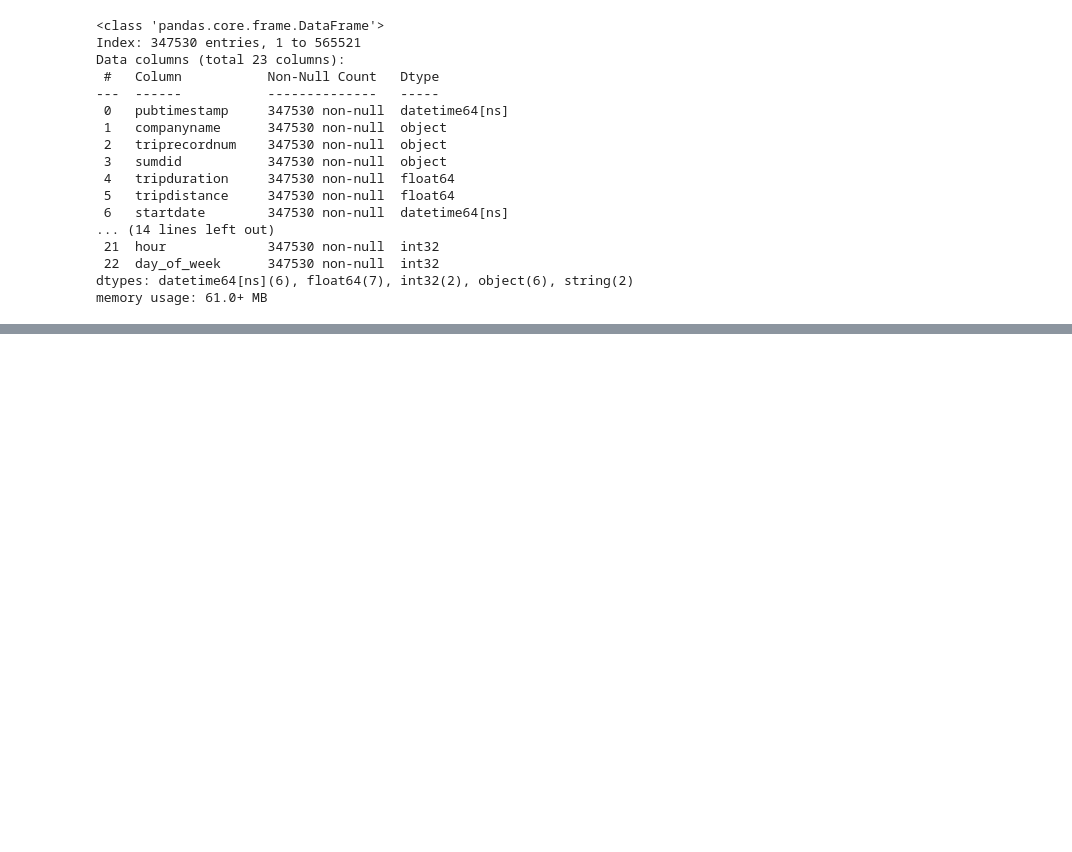
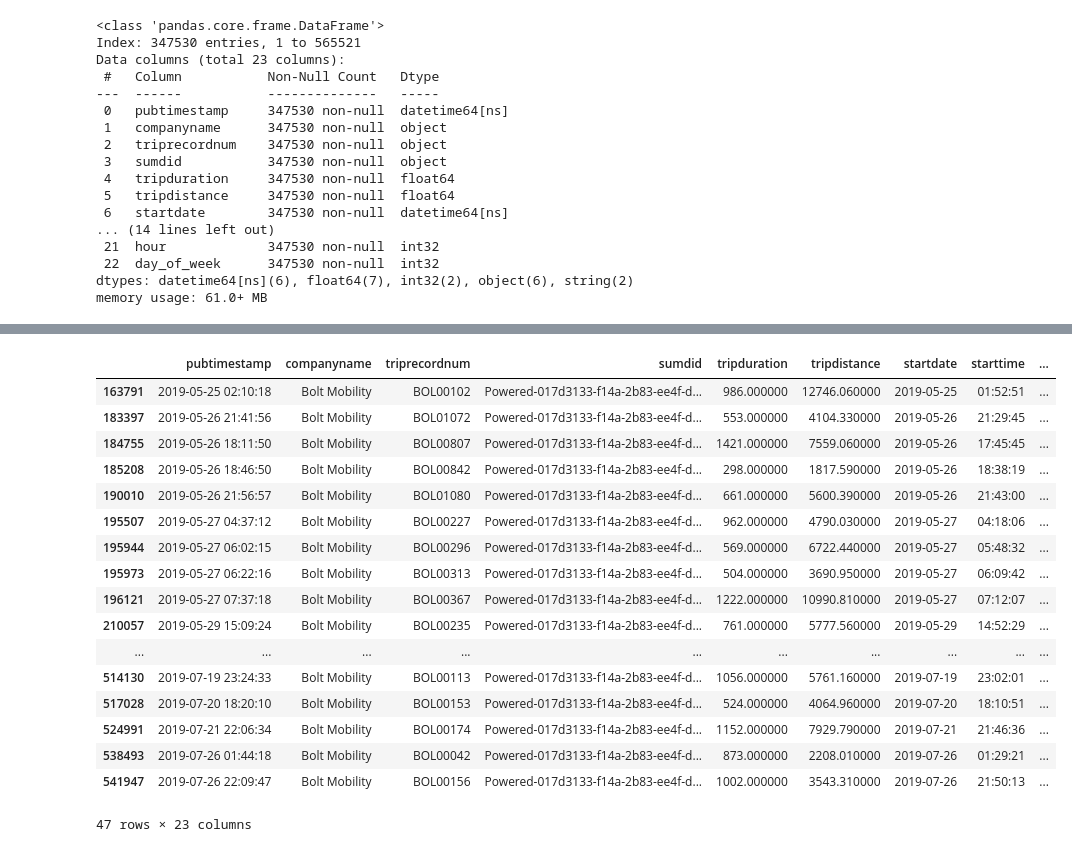
Before and after one commit to NSS-Data-Analytics-Cohort-10/scooters-group-1, a Jupyter notebook: notebooks/Scooters_AH_Final.ipynb, the cells around one changed output, grey strips where cells are left out. Cells and saved outputs as stored; diff of their text form; code cells hidden in the pictures; blank space fills up the shorter version.

```diff
--- a/notebooks/Scooters_AH_Final.ipynb
+++ b/notebooks/Scooters_AH_Final.ipynb
@@ -54,0 +72,4 @@ Check Data for Data Quality Compliance
+# %%
+trips_table['outside_end_lat'] = np.where(trips_table['endlatitude'].between(35, -37), False, True)
+# %%
+trips_table['outside_end_lon'] = np.where(trips_table['endlongitude'].between(-88, -86), False, True)
@@ -54,0 +92,2 @@ Check Data for Data Quality Compliance
+# %%
+trips_table['zer_feet_or_under'] = np.where(trips_table['tripdistance'] > 0, False, True)
@@ -642,0 +760,23 @@ KeyboardInterrupt
+# %%
+filtered_df = trips_cleaned_5[trips_cleaned_5["sumdid"].isin(["Powered-017d3133-f14a-2b83-ee4f-d777e7c5b619"])]
+# %%
+filtered_df
+# %% [output]
+|  | pubtimestamp | companyname | triprecordnum | sumdid | tripduration | tripdistance | startdate | starttime | ... |
+| 163791 | 2019-05-25 02:10:18 | Bolt Mobility | BOL00102 | Powered-017d3133-f14a-2b83-ee4f-d... | 986.000000 | 12746.060000 | 2019-05-25 | 01:52:51 | ... |
+| 183397 | 2019-05-26 21:41:56 | Bolt Mobility | BOL01072 | Powered-017d3133-f14a-2b83-ee4f-d... | 553.000000 | 4104.330000 | 2019-05-26 | 21:29:45 | ... |
+| 184755 | 2019-05-26 18:11:50 | Bolt Mobility | BOL00807 | Powered-017d3133-f14a-2b83-ee4f-d... | 1421.000000 | 7559.060000 | 2019-05-26 | 17:45:45 | ... |
+| 185208 | 2019-05-26 18:46:50 | Bolt Mobility | BOL00842 | Powered-017d3133-f14a-2b83-ee4f-d... | 298.000000 | 1817.590000 | 2019-05-26 | 18:38:19 | ... |
+| 190010 | 2019-05-26 21:56:57 | Bolt Mobility | BOL01080 | Powered-017d3133-f14a-2b83-ee4f-d... | 661.000000 | 5600.390000 | 2019-05-26 | 21:43:00 | ... |
+| 195507 | 2019-05-27 04:37:12 | Bolt Mobility | BOL00227 | Powered-017d3133-f14a-2b83-ee4f-d... | 962.000000 | 4790.030000 | 2019-05-27 | 04:18:06 | ... |
+| 195944 | 2019-05-27 06:02:15 | Bolt Mobility | BOL00296 | Powered-017d3133-f14a-2b83-ee4f-d... | 569.000000 | 6722.440000 | 2019-05-27 | 05:48:32 | ... |
+| 195973 | 2019-05-27 06:22:16 | Bolt Mobility | BOL00313 | Powered-017d3133-f14a-2b83-ee4f-d... | 504.000000 | 3690.950000 | 2019-05-27 | 06:09:42 | ... |
+| 196121 | 2019-05-27 07:37:18 | Bolt Mobility | BOL00367 | Powered-017d3133-f14a-2b83-ee4f-d... | 1222.000000 | 10990.810000 | 2019-05-27 | 07:12:07 | ... |
+| 210057 | 2019-05-29 15:09:24 | Bolt Mobility | BOL00235 | Powered-017d3133-f14a-2b83-ee4f-d... | 761.000000 | 5777.560000 | 2019-05-29 | 14:52:29 | ... |
+| ... | ... | ... | ... | ... | ... | ... | ... | ... | ... |
+| 514130 | 2019-07-19 23:24:33 | Bolt Mobility | BOL00113 | Powered-017d3133-f14a-2b83-ee4f-d... | 1056.000000 | 5761.160000 | 2019-07-19 | 23:02:01 | ... |
+| 517028 | 2019-07-20 18:20:10 | Bolt Mobility | BOL00153 | Powered-017d3133-f14a-2b83-ee4f-d... | 524.000000 | 4064.960000 | 2019-07-20 | 18:10:51 | ... |
+| 524991 | 2019-07-21 22:06:34 | Bolt Mobility | BOL00174 | Powered-017d3133-f14a-2b83-ee4f-d... | 1152.000000 | 7929.790000 | 2019-07-21 | 21:46:36 | ... |
+| 538493 | 2019-07-26 01:44:18 | Bolt Mobility | BOL00042 | Powered-017d3133-f14a-2b83-ee4f-d... | 873.000000 | 2208.010000 | 2019-07-26 | 01:29:21 | ... |
+| 541947 | 2019-07-26 22:09:47 | Bolt Mobility | BOL00156 | Powered-017d3133-f14a-2b83-ee4f-d... | 1002.000000 | 3543.310000 | 2019-07-26 | 21:50:13 | ... |
+47 rows × 23 columns
```
Also changed, not shown: parts of 54 cells of this notebook.
